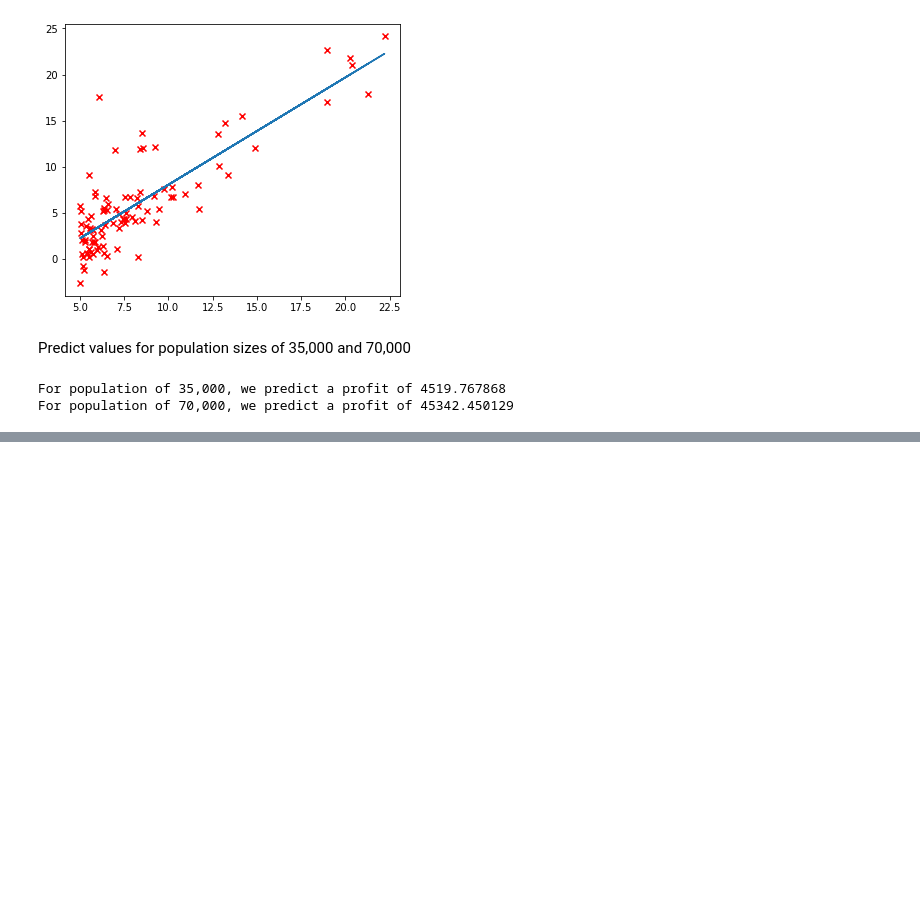
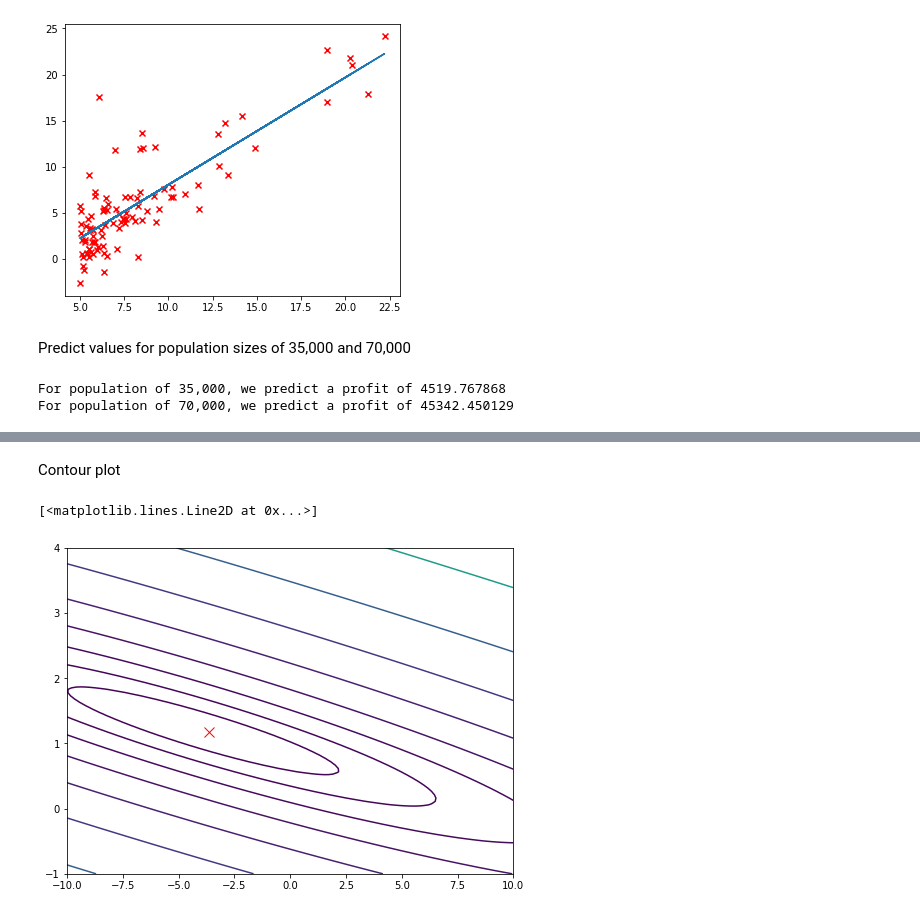
Before and after one commit to georgetruong/stanford-ml, a Jupyter notebook: ex1/ex1.ipynb, the cells around one changed output, grey strips where cells are left out. Cells and saved outputs as stored; diff of their text form; code cells hidden in the pictures; blank space fills up the shorter version.

```diff
--- a/ex1/ex1.ipynb
+++ b/ex1/ex1.ipynb
@@ -148,0 +193,11 @@ For population of 70,000, we predict a profit of 45342.450129
+# %% [markdown]
+Contour plot
+# %%
+# Plot J_vals as 15 contours spaced logarithmically between 0.01 and 100
+plt.contour(theta0_mesh, theta1_mesh, J_vals, np.logspace(-2, 3, 20))
+
+# Add theta values calculated from gradient descent
+plt.plot(theta[0], theta[1], marker='x', color='r', ms=10)
+# %% [output]
+[<matplotlib.lines.Line2D at 0x...>]
+[figure, added]
```
Also changed, not shown: parts of 5 cells of this notebook.
